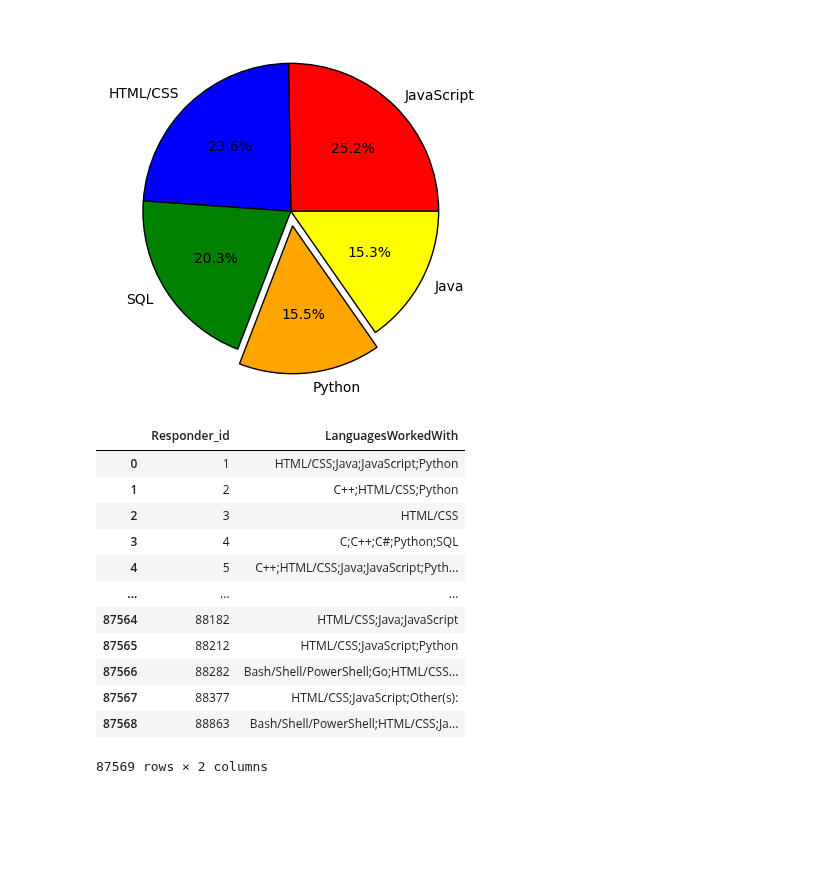
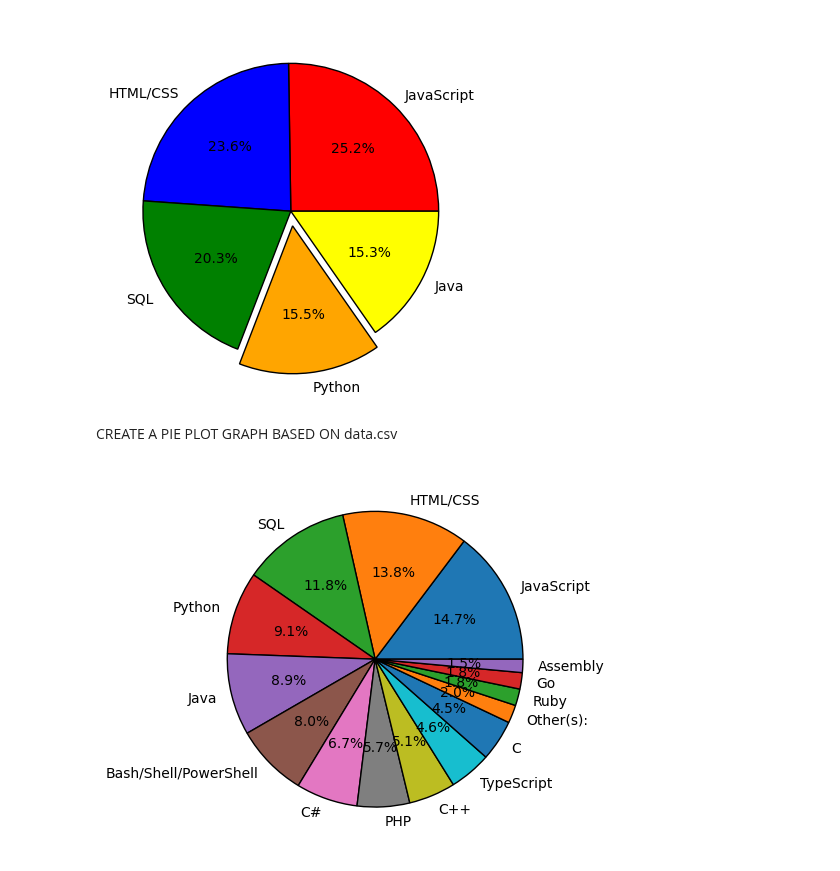
Before and after one commit to Sath2003/DAV, a Jupyter notebook: LABSHEET - 3.ipynb, the cells around one changed output. Cells and saved outputs as stored; diff of their text form; code cells hidden in the pictures; blank space fills up the shorter version.

```diff
--- a/LABSHEET - 3.ipynb
+++ b/LABSHEET - 3.ipynb
@@ -75,31 +75,22 @@ plt.pie(slice,labels=labels,colors=color,explode=explode,autopct="%0.1f%%",wedge
 plt.show()
 # %% [output]
 [figure]
+# %% [markdown]
+CREATE A PIE PLOT GRAPH BASED ON data.csv
 # %%
 pd.read_csv('/workspaces/DAV/data.csv')
 id = data['Responder_id']
 language_response = data['LanguagesWorkedWith']
 from collections import Counter
 language_counter  = Counter()
 for response in language_response:
     language_counter.update(response.split(';'))
 languages = []
 popularity = []
 for item in language_counter.most_common(15):
     languages.append(item[0])
     popularity.append(item[1])
-plt.piepopularity,labels=labels,explode=(0.1,0.1,0.1,0.1,0.1,0.1,0.1()
+plt.pie(popularity,labels=languages,autopct="%0.1f%%",wedgeprops={'edgecolor':'black'})
+plt.show()
 # %% [output]
-|  | Responder_id | LanguagesWorkedWith |
-| 0 | 1 | HTML/CSS;Java;JavaScript;Python |
-| 1 | 2 | C++;HTML/CSS;Python |
-| 2 | 3 | HTML/CSS |
-| 3 | 4 | C;C++;C#;Python;SQL |
-| 4 | 5 | C++;HTML/CSS;Java;JavaScript;Pyth... |
-| ... | ... | ... |
-| 87564 | 88182 | HTML/CSS;Java;JavaScript |
-| 87565 | 88212 | HTML/CSS;JavaScript;Python |
-| 87566 | 88282 | Bash/Shell/PowerShell;Go;HTML/CSS... |
-| 87567 | 88377 | HTML/CSS;JavaScript;Other(s): |
-| 87568 | 88863 | Bash/Shell/PowerShell;HTML/CSS;Ja... |
-87569 rows × 2 columns
+[figure, added]
```
Also changed, not shown: parts of 1 cell of this notebook.
